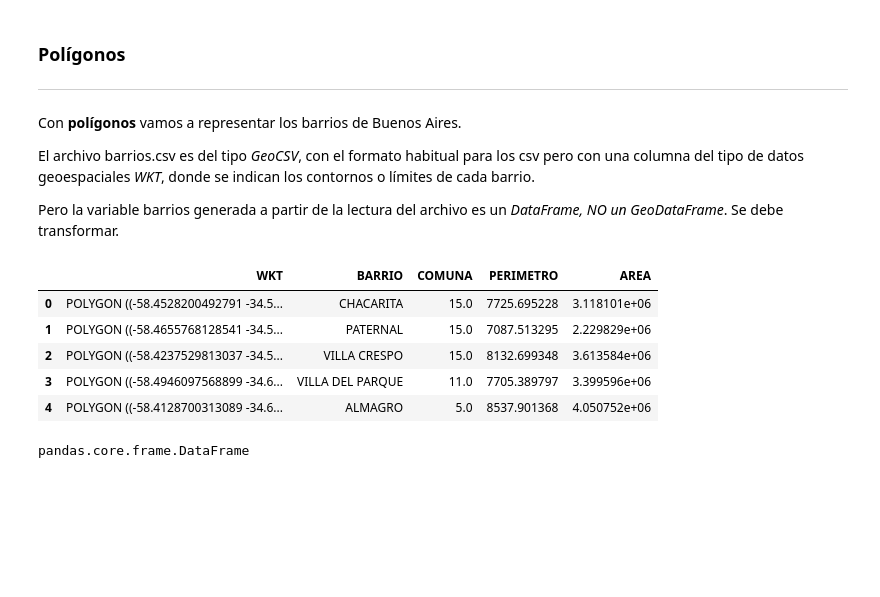
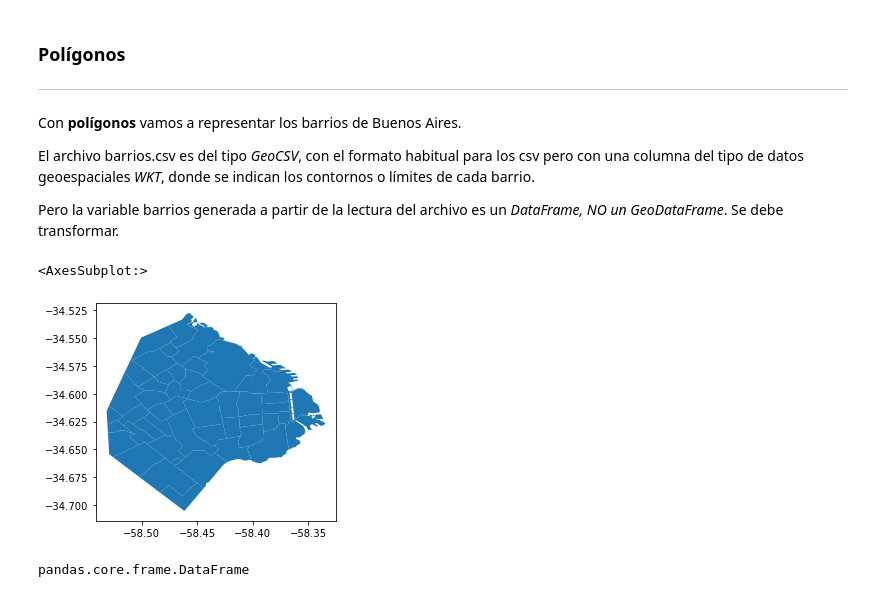
Before and after one commit to IonatanPerez/Cursos_DHDS_CN14, a Jupyter notebook: Clases/C7 - Geopandas/Presentacion/presentacion_clase_07.ipynb, the cells around one changed output. Drawn from its saved outputs; the diff is of its cells as text; code cells hidden in the pictures; blank space fills up the shorter version.

```diff
--- a/Clases/C7 - Geopandas/Presentacion/presentacion_clase_07.ipynb
+++ b/Clases/C7 - Geopandas/Presentacion/presentacion_clase_07.ipynb
@@ -278,15 +267,12 @@ El archivo barrios.csv es del tipo *GeoCSV*, con el formato habitual para los cs
 
 Pero la variable barrios generada a partir de la lectura del archivo es un *DataFrame, NO un GeoDataFrame*. Se debe transformar.
 # %%
-barrios = pd.read_csv("../Data/barrios.csv", encoding='latin1')
+barrios = gpd.read_file("../Data/barrios.csv", encoding='latin1')
 barrios.head()
+barrios.plot()
 # %% [output]
-|  | WKT | BARRIO | COMUNA | PERIMETRO | AREA |
-| 0 | POLYGON ((-58.4528200492791 -34.5... | CHACARITA | 15.0 | 7725.695228 | 3.118101e+06 |
-| 1 | POLYGON ((-58.4655768128541 -34.5... | PATERNAL | 15.0 | 7087.513295 | 2.229829e+06 |
-| 2 | POLYGON ((-58.4237529813037 -34.5... | VILLA CRESPO | 15.0 | 8132.699348 | 3.613584e+06 |
-| 3 | POLYGON ((-58.4946097568899 -34.6... | VILLA DEL PARQUE | 11.0 | 7705.389797 | 3.399596e+06 |
-| 4 | POLYGON ((-58.4128700313089 -34.6... | ALMAGRO | 5.0 | 8537.901368 | 4.050752e+06 |
+<AxesSubplot:>
+[figure, added]
 # %%
 type(barrios)
 # %% [output]
```
Also changed, not shown: parts of 10 cells of this notebook, 1 other file.
